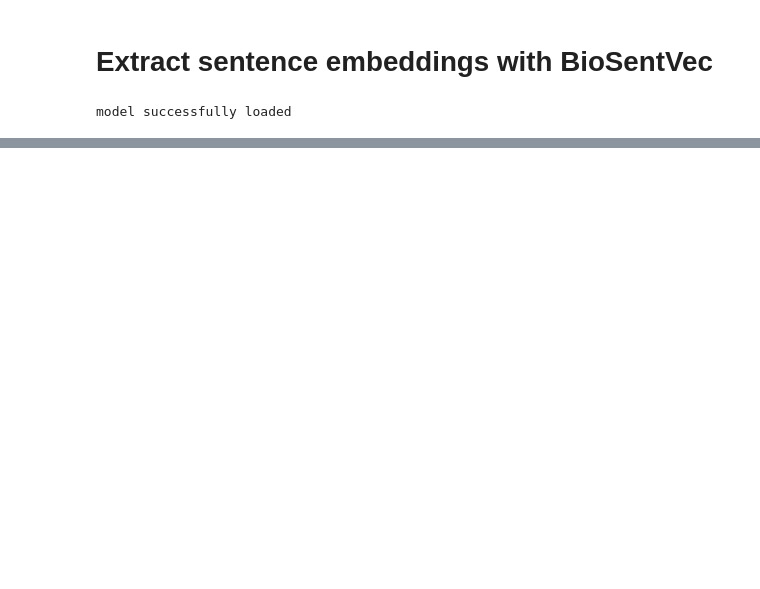
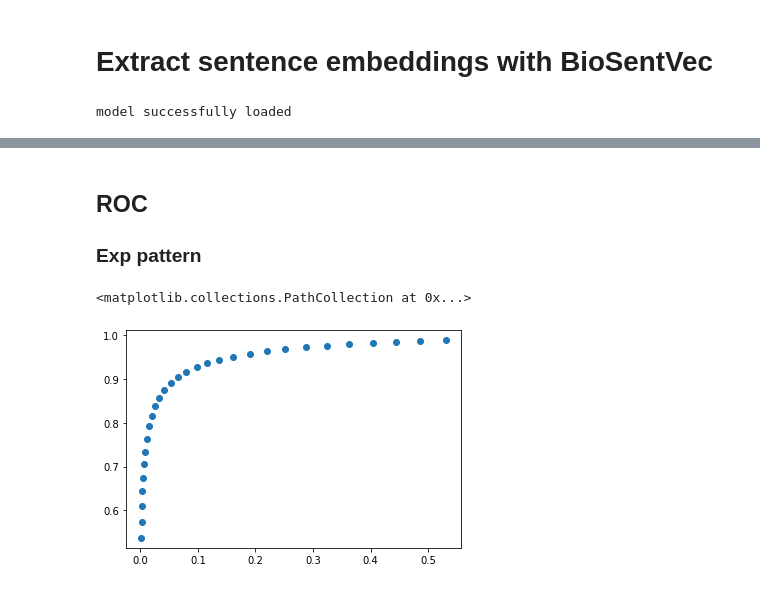
Before and after one commit to WormBase/curation-sentence-classification, a Jupyter notebook: notebooks/sentence_clustering.ipynb, the cells around one changed output, grey strips where cells are left out. Drawn from its saved outputs; the diff is of its cells as text; code cells hidden in the pictures; blank space fills up the shorter version.

```diff
--- a/notebooks/sentence_clustering.ipynb
+++ b/notebooks/sentence_clustering.ipynb
@@ -191,0 +240,8 @@ corpus_expr_pattern[20278]
+# %% [markdown]
+## ROC
+### Exp pattern
+# %%
+plt.scatter([stat[4] for stat in stats_expr_pattern_list], [stat[3] for stat in stats_expr_pattern_list])
+# %% [output]
+<matplotlib.collections.PathCollection at 0x...>
+[figure, added]
```
Also changed, not shown: parts of 27 cells of this notebook, 3 other files.
